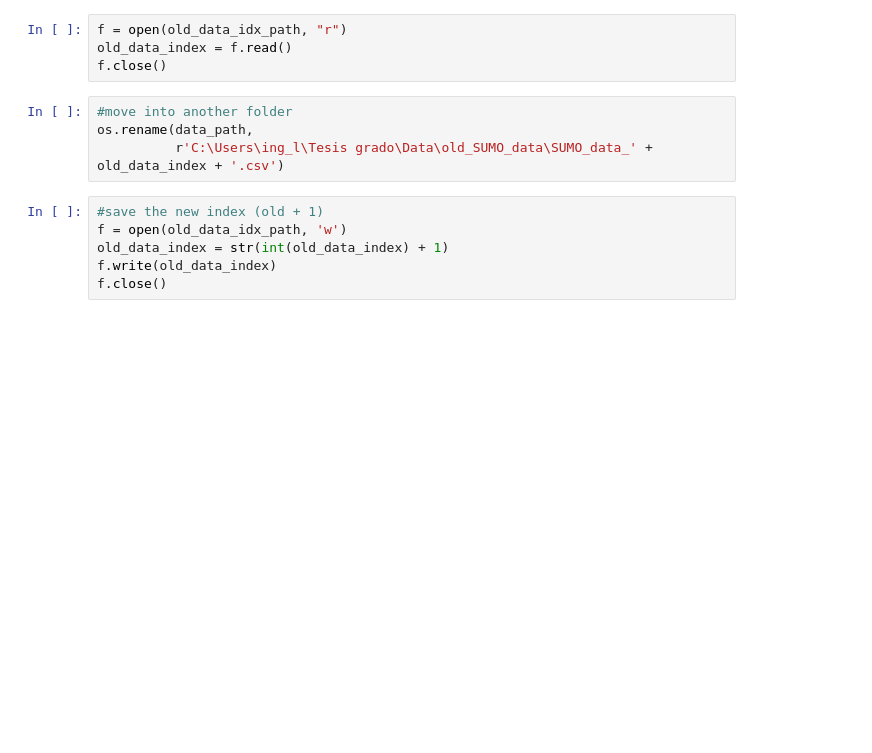
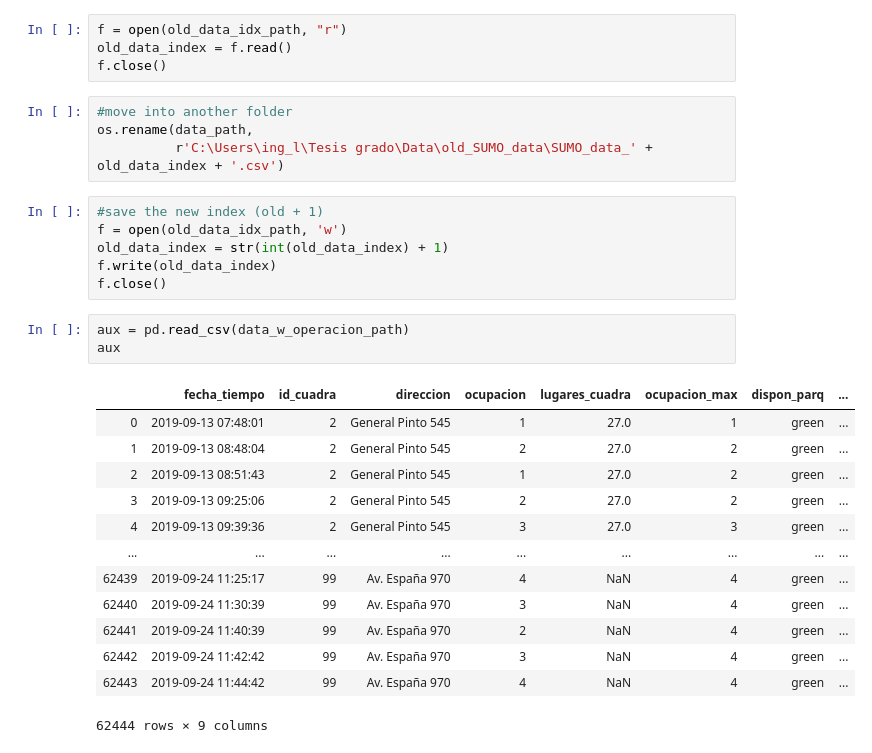
Before and after one commit to LuchoTangorra/Intelligent-parking, a Jupyter notebook: Data filters/SUMO_data_processor.ipynb, the cells around one changed output. Drawn from its saved outputs; the diff is of its cells as text; blank space fills up the shorter version.

```diff
--- a/Data filters/SUMO_data_processor.ipynb
+++ b/Data filters/SUMO_data_processor.ipynb
@@ -228,3 +224,20 @@ f = open(old_data_idx_path, 'w')
 old_data_index = str(int(old_data_index) + 1)
 f.write(old_data_index)
 f.close()
+# %%
+aux = pd.read_csv(data_w_operacion_path)
+aux
+# %% [output]
+|  | fecha_tiempo | id_cuadra | direccion | ocupacion | lugares_cuadra | ocupacion_max | dispon_parq | ... |
+| 0 | 2019-09-13 07:48:01 | 2 | General Pinto 545 | 1 | 27.0 | 1 | green | ... |
+| 1 | 2019-09-13 08:48:04 | 2 | General Pinto 545 | 2 | 27.0 | 2 | green | ... |
+| 2 | 2019-09-13 08:51:43 | 2 | General Pinto 545 | 1 | 27.0 | 2 | green | ... |
+| 3 | 2019-09-13 09:25:06 | 2 | General Pinto 545 | 2 | 27.0 | 2 | green | ... |
+| 4 | 2019-09-13 09:39:36 | 2 | General Pinto 545 | 3 | 27.0 | 3 | green | ... |
+| ... | ... | ... | ... | ... | ... | ... | ... | ... |
+| 62439 | 2019-09-24 11:25:17 | 99 | Av. España 970 | 4 | NaN | 4 | green | ... |
+| 62440 | 2019-09-24 11:30:39 | 99 | Av. España 970 | 3 | NaN | 4 | green | ... |
+| 62441 | 2019-09-24 11:40:39 | 99 | Av. España 970 | 2 | NaN | 4 | green | ... |
+| 62442 | 2019-09-24 11:42:42 | 99 | Av. España 970 | 3 | NaN | 4 | green | ... |
+| 62443 | 2019-09-24 11:44:42 | 99 | Av. España 970 | 4 | NaN | 4 | green | ... |
+62444 rows × 9 columns
```
Also changed, not shown: parts of 4 cells of this notebook, 12 other files.
